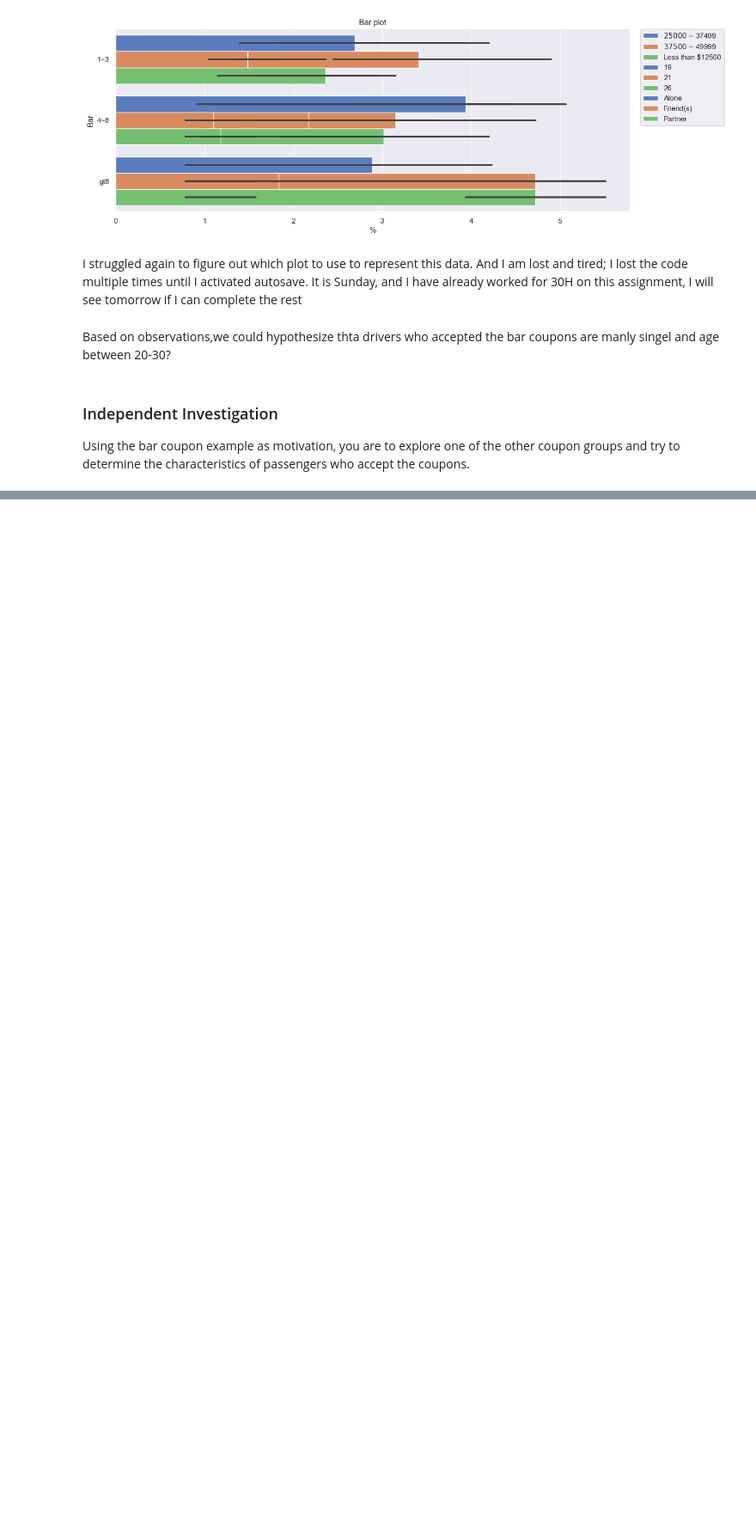
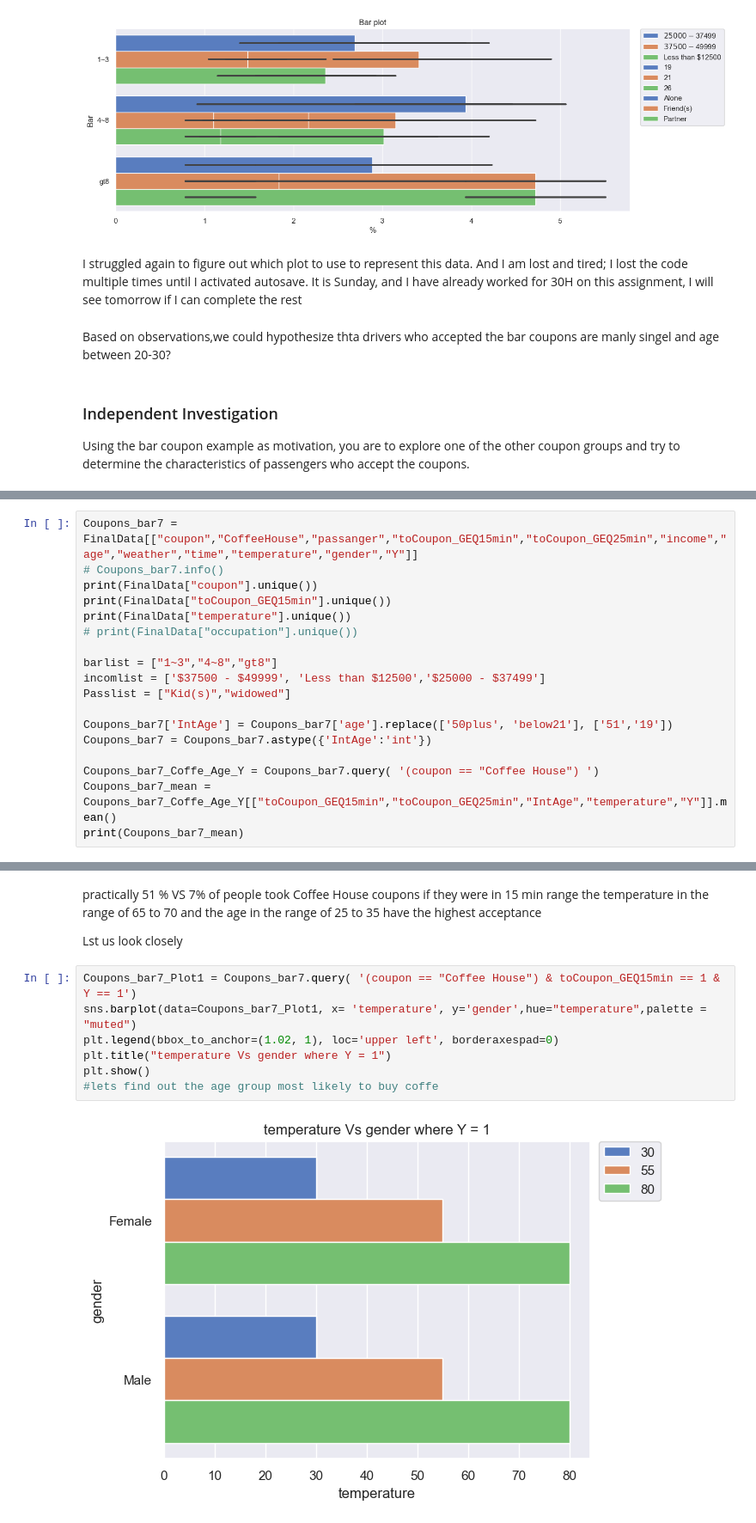
Before and after one commit to rvadavia/Testing-Git-for-UBC--ML, a Jupyter notebook: Assignment 5.1.ipynb, the cells around one changed output, grey strips where cells are left out. Shown: that part at 86% size. Cells and saved outputs as stored; diff of their text form; blank space fills up the shorter version.

```diff
--- a/Assignment 5.1.ipynb
+++ b/Assignment 5.1.ipynb
@@ -407,0 +410,18 @@ Using the bar coupon example as motivation, you are to explore one of the other
+# %%
+Coupons_bar7 = FinalData[["coupon","CoffeeHouse","passanger","toCoupon_GEQ15min","toCoupon_GEQ25min","income","age","weather","time","temperature","gender","Y"]]
+# Coupons_bar7.info()
+print(FinalData["coupon"].unique())
+print(FinalData["toCoupon_GEQ15min"].unique())
+print(FinalData["temperature"].unique())
+# print(FinalData["occupation"].unique())
+
+barlist = ["1~3","4~8","gt8"]
+incomlist = ['$37500 - $49999', 'Less than $12500','$25000 - $37499']
+Passlist = ["Kid(s)","widowed"]
+
+Coupons_bar7['IntAge'] = Coupons_bar7['age'].replace(['50plus', 'below21'], ['51','19'])
+Coupons_bar7 = Coupons_bar7.astype({'IntAge':'int'})
+
+Coupons_bar7_Coffe_Age_Y = Coupons_bar7.query( '(coupon == "Coffee House") ')
+Coupons_bar7_mean = Coupons_bar7_Coffe_Age_Y[["toCoupon_GEQ15min","toCoupon_GEQ25min","IntAge","temperature","Y"]].mean()
+print(Coupons_bar7_mean)
@@ -407,0 +439,15 @@ Using the bar coupon example as motivation, you are to explore one of the other
+# %% [markdown]
+practically 51 % VS 7% of people took Coffee House coupons if they were in 15 min range
+the temperature in the range of 65 to 70 and the age in the range  of 25 to 35 have the highest acceptance
+
+
+Lst us look closely
+# %%
+Coupons_bar7_Plot1 = Coupons_bar7.query( '(coupon == "Coffee House") & toCoupon_GEQ15min == 1 & Y == 1')
+sns.barplot(data=Coupons_bar7_Plot1, x= 'temperature', y='gender',hue="temperature",palette = "muted")
+plt.legend(bbox_to_anchor=(1.02, 1), loc='upper left', borderaxespad=0)
+plt.title("temperature Vs gender where Y = 1")
+plt.show()
+#lets find out the age group most likely to buy coffe
+# %% [output]
+[figure, added]
```
Also changed, not shown: parts of 7 cells of this notebook.
